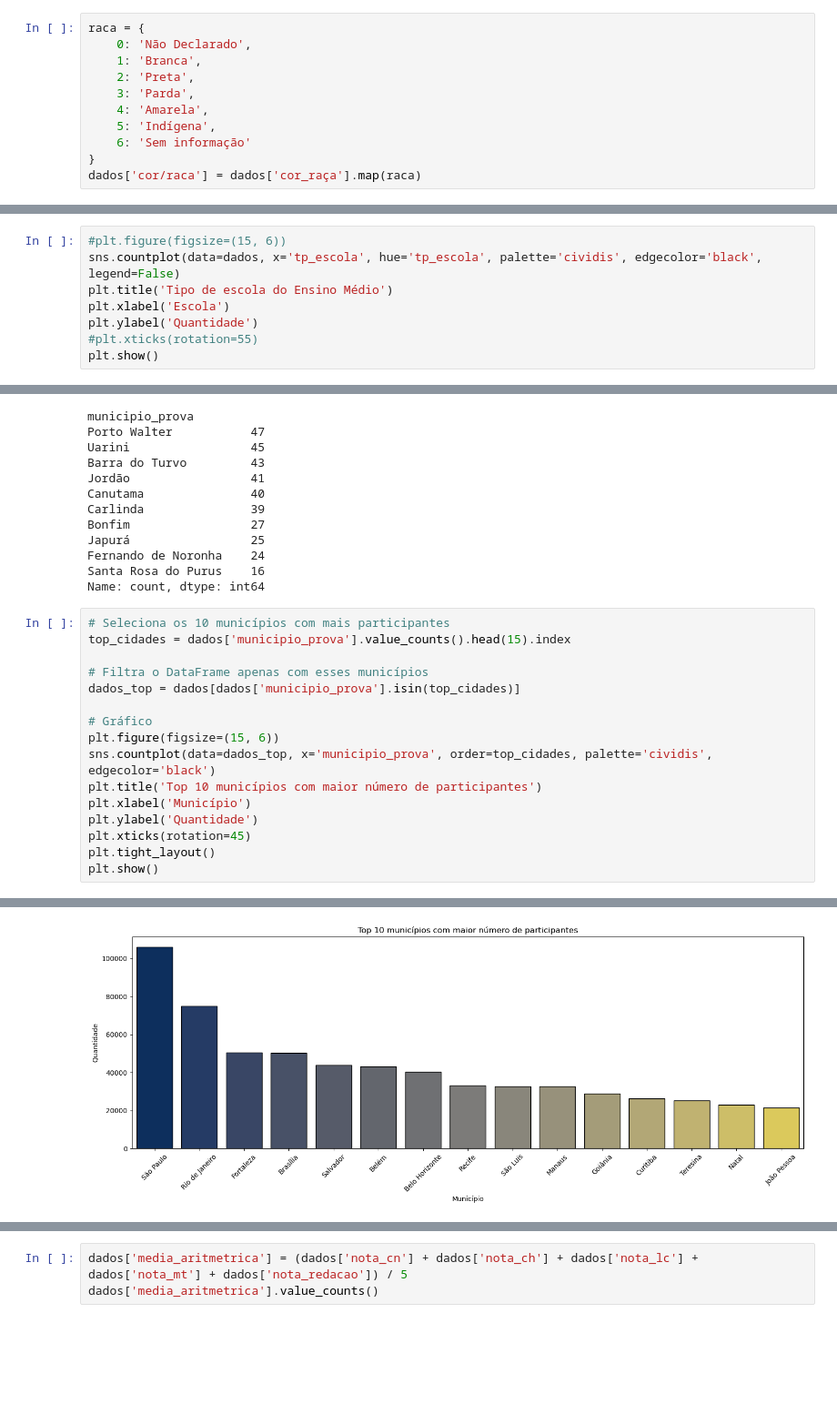
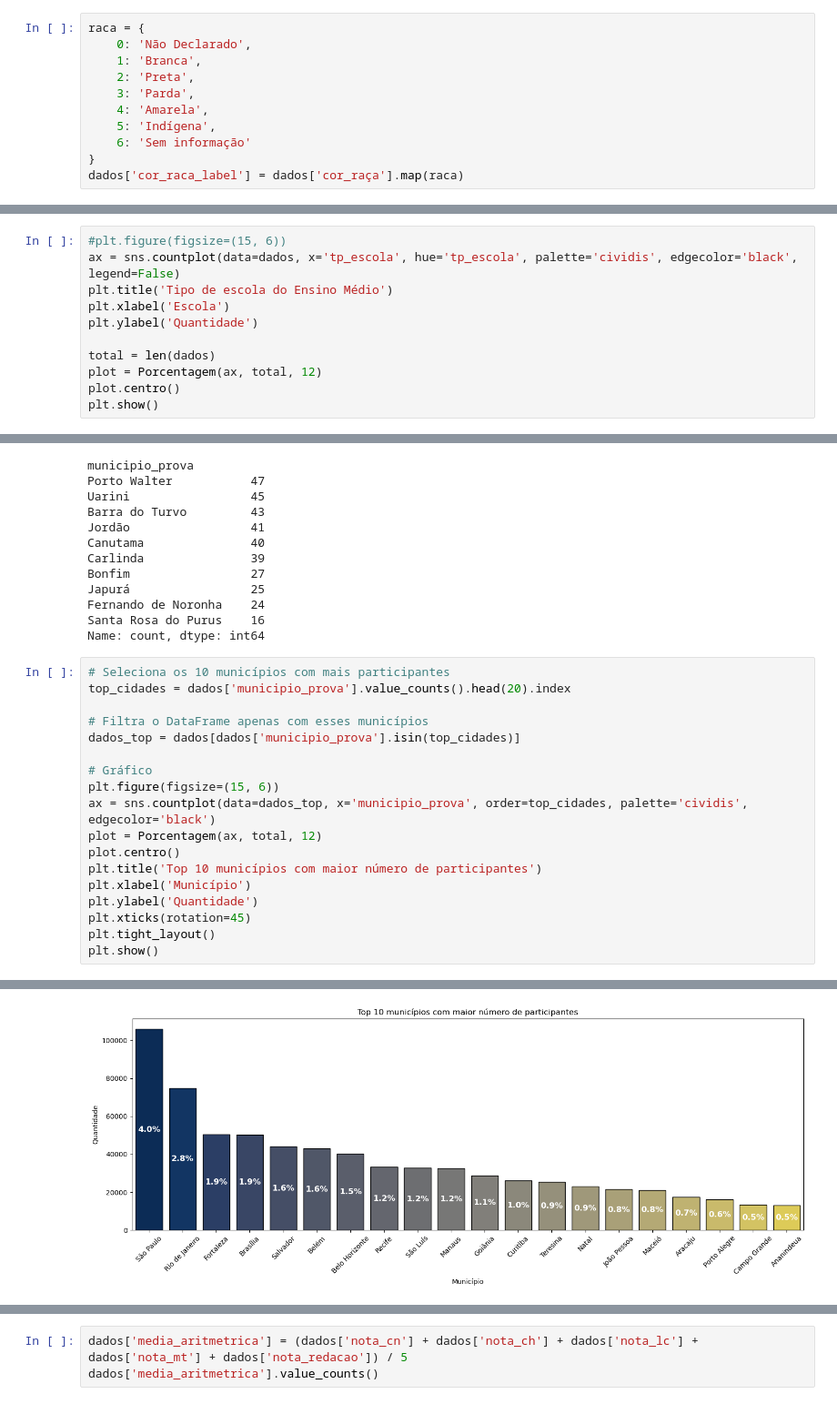
Before and after one commit to LucasArauj99/analise-enem-2023, a Jupyter notebook: analise_enem_2023.ipynb, the cells around one changed output, grey strips where cells are left out. Shown at 91% size. Cells and saved outputs as stored; diff of their text form; blank space fills up the shorter version.

```diff
--- a/analise_enem_2023.ipynb
+++ b/analise_enem_2023.ipynb
@@ -131,5 +134,5 @@ raca = {
     5: 'Indígena',
     6: 'Sem informação'
 }
-dados['cor/raca'] = dados['cor_raça'].map(raca)
+dados['cor_raca_label'] = dados['cor_raça'].map(raca)
 # %%
@@ -283,10 +291,13 @@ Privada           221327
 Name: count, dtype: int64
 # %%
 #plt.figure(figsize=(15, 6))
-sns.countplot(data=dados, x='tp_escola', hue='tp_escola', palette='cividis', edgecolor='black', legend=False)
+ax = sns.countplot(data=dados, x='tp_escola', hue='tp_escola', palette='cividis', edgecolor='black', legend=False)
 plt.title('Tipo de escola do Ensino Médio')
 plt.xlabel('Escola')
 plt.ylabel('Quantidade')
-#plt.xticks(rotation=55)
+
+total = len(dados)
+plot = Porcentagem(ax, total, 12)
+plot.centro()
 plt.show()
 # %% [output]
@@ -357,14 +370,16 @@ Santa Rosa do Purus    16
 Name: count, dtype: int64
 # %%
 # Seleciona os 10 municípios com mais participantes
-top_cidades = dados['municipio_prova'].value_counts().head(15).index
+top_cidades = dados['municipio_prova'].value_counts().head(20).index
 
 # Filtra o DataFrame apenas com esses municípios
 dados_top = dados[dados['municipio_prova'].isin(top_cidades)]
 
 # Gráfico
 plt.figure(figsize=(15, 6))
-sns.countplot(data=dados_top, x='municipio_prova', order=top_cidades, palette='cividis', edgecolor='black')
+ax = sns.countplot(data=dados_top, x='municipio_prova', order=top_cidades, palette='cividis', edgecolor='black')
+plot = Porcentagem(ax, total, 12)
+plot.centro()
 plt.title('Top 10 municípios com maior número de participantes')
 plt.xlabel('Município')
 plt.ylabel('Quantidade')
@@ -378,3 +393,3 @@ Passing `palette` without assigning `hue` is deprecated and will be removed in v
-[figure, old version]
+[figure, new version]
 # %%
 # 3. Comparações de Desempenho
```
Also changed, not shown: parts of 19 cells of this notebook, 2 other files.
